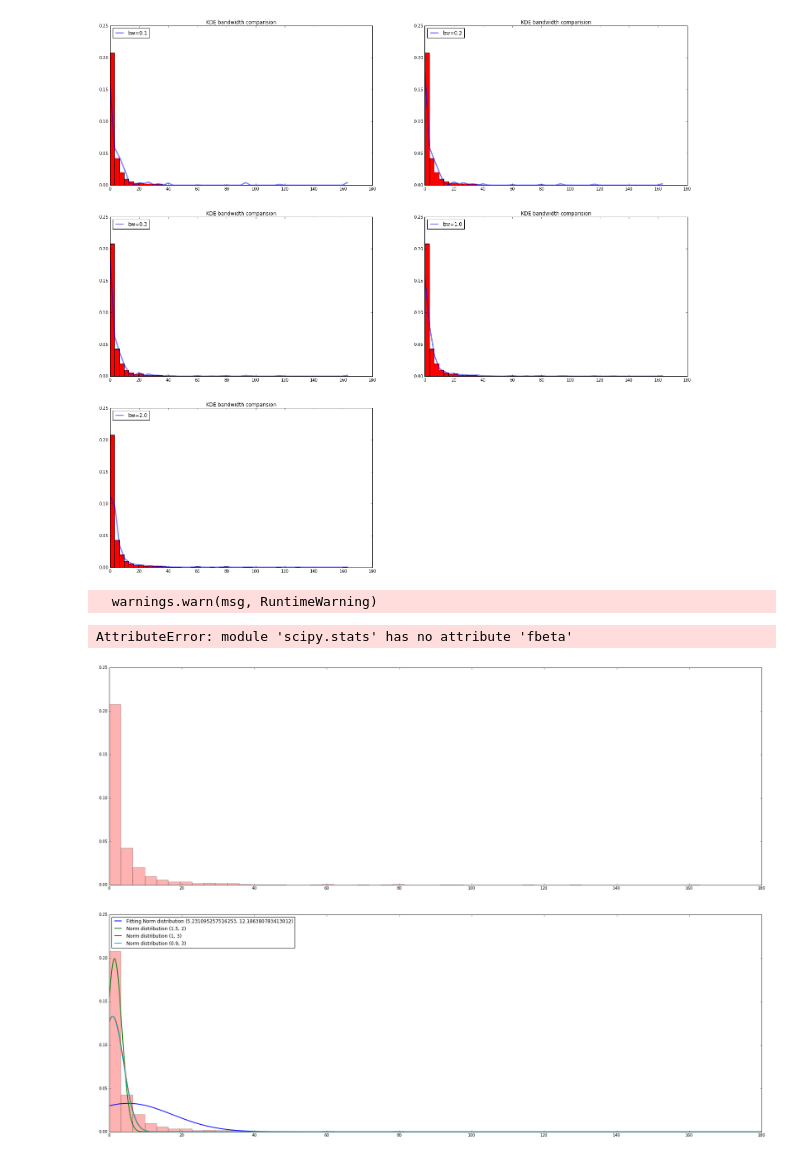
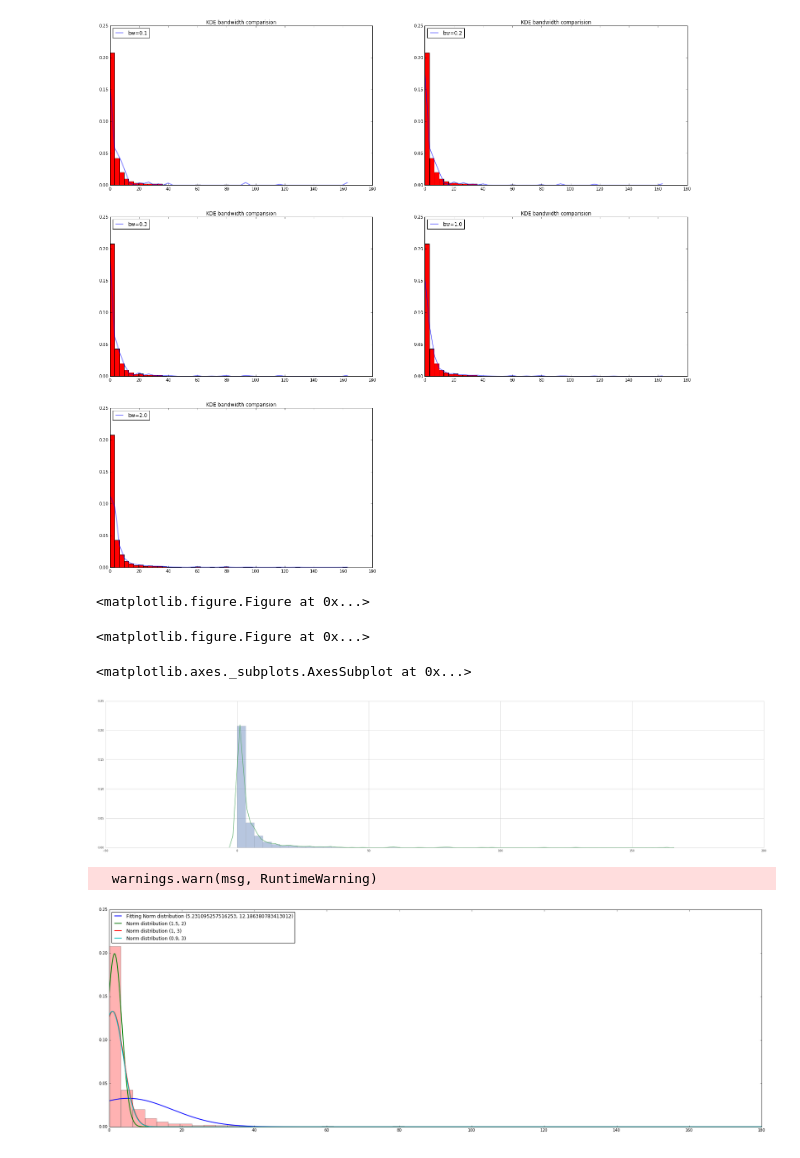
Before and after one commit to vipmax/PM, a Jupyter notebook: PM.ipynb, the cells around one changed output. Saved outputs shown, nothing was run; the diff lists cells and outputs as text; code cells hidden in the pictures.

```diff
--- a/PM.ipynb
+++ b/PM.ipynb
@@ -159,6 +158,25 @@ plt.show()
 # %% [output]
 [figure]
 [figure]
+# %%
+import seaborn as sns
+sns.set_style('whitegrid')
+plt.figure(figsize=(45,10))
+# sns.distplot(sample)
+# sns.kdeplot(sample, ax=ax2)
+# %% [output]
+<matplotlib.figure.Figure at 0x...>
+<matplotlib.figure.Figure at 0x...>
+# %%
+import seaborn as sns
+sns.set_style('whitegrid')
+
+plt.figure(figsize=(45,10))
+sns.distplot(sample,kde=False,norm_hist=True)
+sns.kdeplot(sample,bw=1)
+# %% [output]
+<matplotlib.axes._subplots.AxesSubplot at 0x...>
+[figure, added]
 # %%
 from scipy import stats
 import numpy as np
@@ -179,7 +197,7 @@ all_parameters = [
 ]
 # Fitting by scipy
 a, b, floc, fscale = stats.beta.fit(sample)
-pdf_beta = stats.fbeta.pdf(lnspc, a, b, floc, fscale)
+pdf_beta = stats.beta.pdf(lnspc, a, b, floc, fscale)
 plt.plot(lnspc, pdf_beta, label="Fitting {} (a={}, b={}, floc={}, fscale={})".format(distribution, a, b, floc, fscale),linewidth=2.0)
 
 # Fitting by hand
@@ -189,8 +207,6 @@ for parameters in all_parameters:
 plt.show()
 # %% [output]
   warnings.warn(msg, RuntimeWarning)
-AttributeError: module 'scipy.stats' has no attribute 'fbeta'
-[figure, removed]
 # %%
 from scipy import stats
 import numpy as np
```
Also changed, not shown: parts of 5 cells of this notebook, 2 other files.
